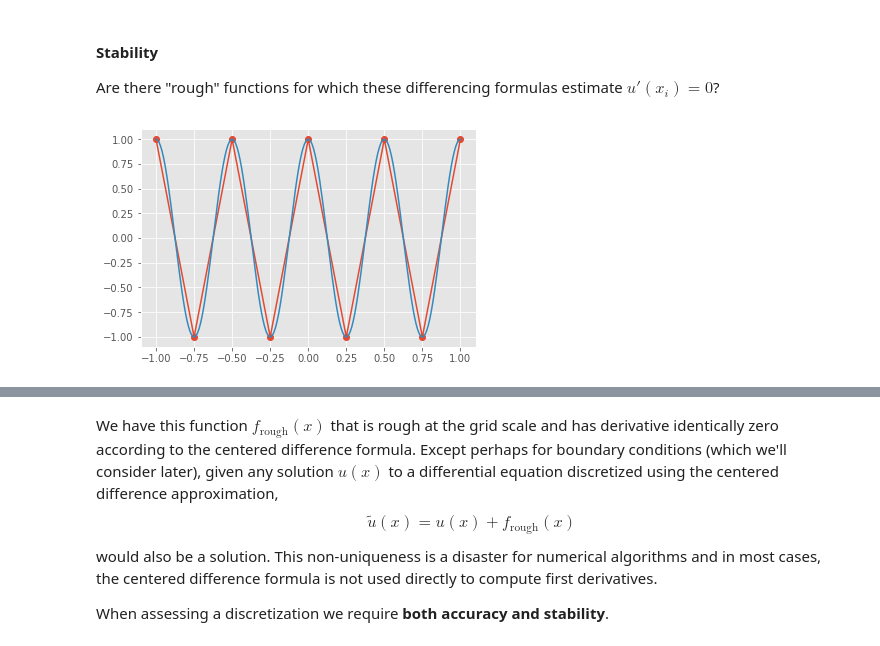
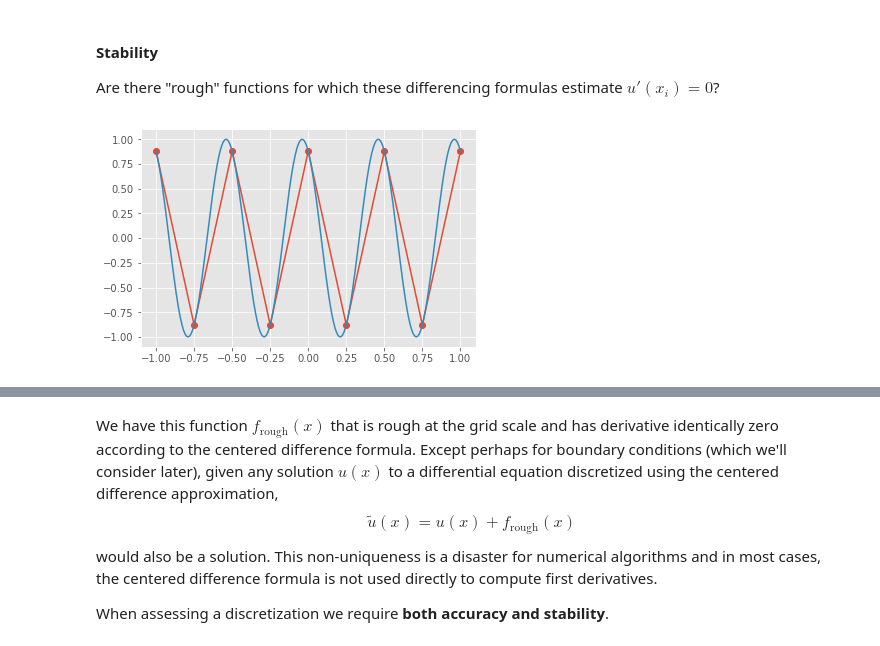
Before and after one commit to cu-numpde/numpde-fall2018, a Jupyter notebook: FiniteDifference.ipynb, the cells around one changed output, grey strips where cells are left out. Saved outputs shown, nothing was run; the diff lists cells and outputs as text; code cells hidden in the pictures.

```diff
--- a/FiniteDifference.ipynb
+++ b/FiniteDifference.ipynb
@@ -107,15 +107,15 @@ Are there "rough" functions for which these differencing formulas estimate $u'(x
 # %%
 x = numpy.linspace(-1, 1, 9)
 xfine = numpy.linspace(-1, 1, 200)
 def f_rough(x):
-    return numpy.cos(4*numpy.pi*x)
+    return numpy.cos(.5+4*numpy.pi*x)
 def fp_rough(x):
-    return -4*numpy.pi * numpy.sin(4*numpy.pi*x)
+    return -4*numpy.pi * numpy.sin(.5+4*numpy.pi*x)
 
 pyplot.plot(x, f_rough(x), 'o-')
 pyplot.plot(xfine, f_rough(xfine), '-');
 # %% [output]
-[figure, old version]
+[figure, new version]
 # %%
 for diff in (diff1r, diff1l, diff1c):
     xx, yy = diff(x, f_rough(x))
```
Also changed, not shown: parts of 5 cells of this notebook.
